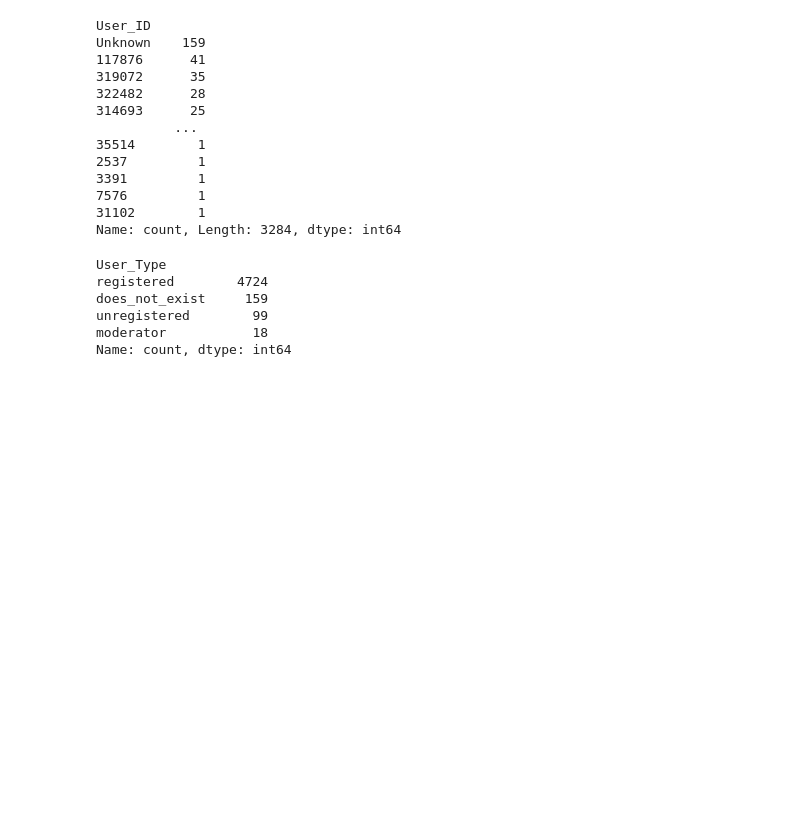
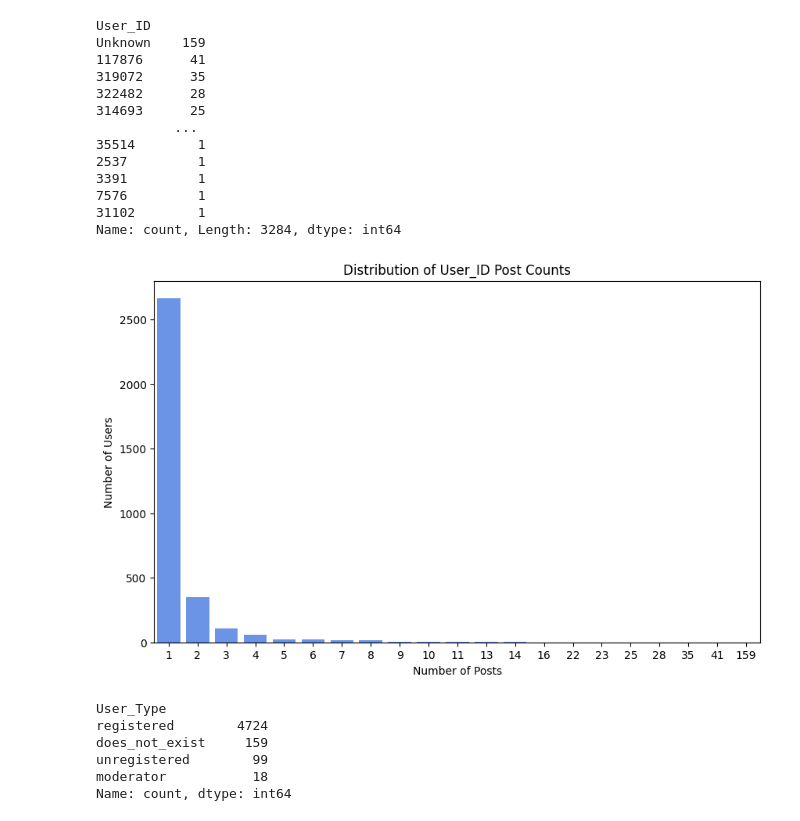
Before and after one commit to EladJoseph/Metacognition_Final_Project, a Jupyter notebook: data_exploration.ipynb, the cells around one changed output. Cells and saved outputs as stored; diff of their text form; code cells hidden in the pictures; blank space fills up the shorter version.

Commit message:
- Added correlation matrix printing BEFORE and AFTER badge removal to BEVOCI.R - Added post count per user distribution to data_exploration.ipynb

```diff
--- a/data_exploration.ipynb
+++ b/data_exploration.ipynb
@@ -62,6 +62,18 @@ Unknown    159
 7576         1
 31102        1
 Name: count, Length: 3284, dtype: int64
+# %%
+# Create a barplot of the distribution of the groupby counts of value counts of User_ID. That is - how if 10 users have 1 post, the 1 label will have a bar of 10.
+user_id_counts = df['User_ID'].value_counts()
+user_id_counts_grouped = user_id_counts.value_counts().sort_index()
+plt.figure(figsize=(10, 6))
+sns.barplot(x=user_id_counts_grouped.index, y=user_id_counts_grouped.values)
+plt.title('Distribution of User_ID Post Counts')
+plt.xlabel('Number of Posts')
+plt.ylabel('Number of Users')
+plt.show()
+# %% [output]
+[figure, added]
 # %%
 df['User_Type'].value_counts()
 # %% [output]
```
Also changed, not shown: 1 other file.
